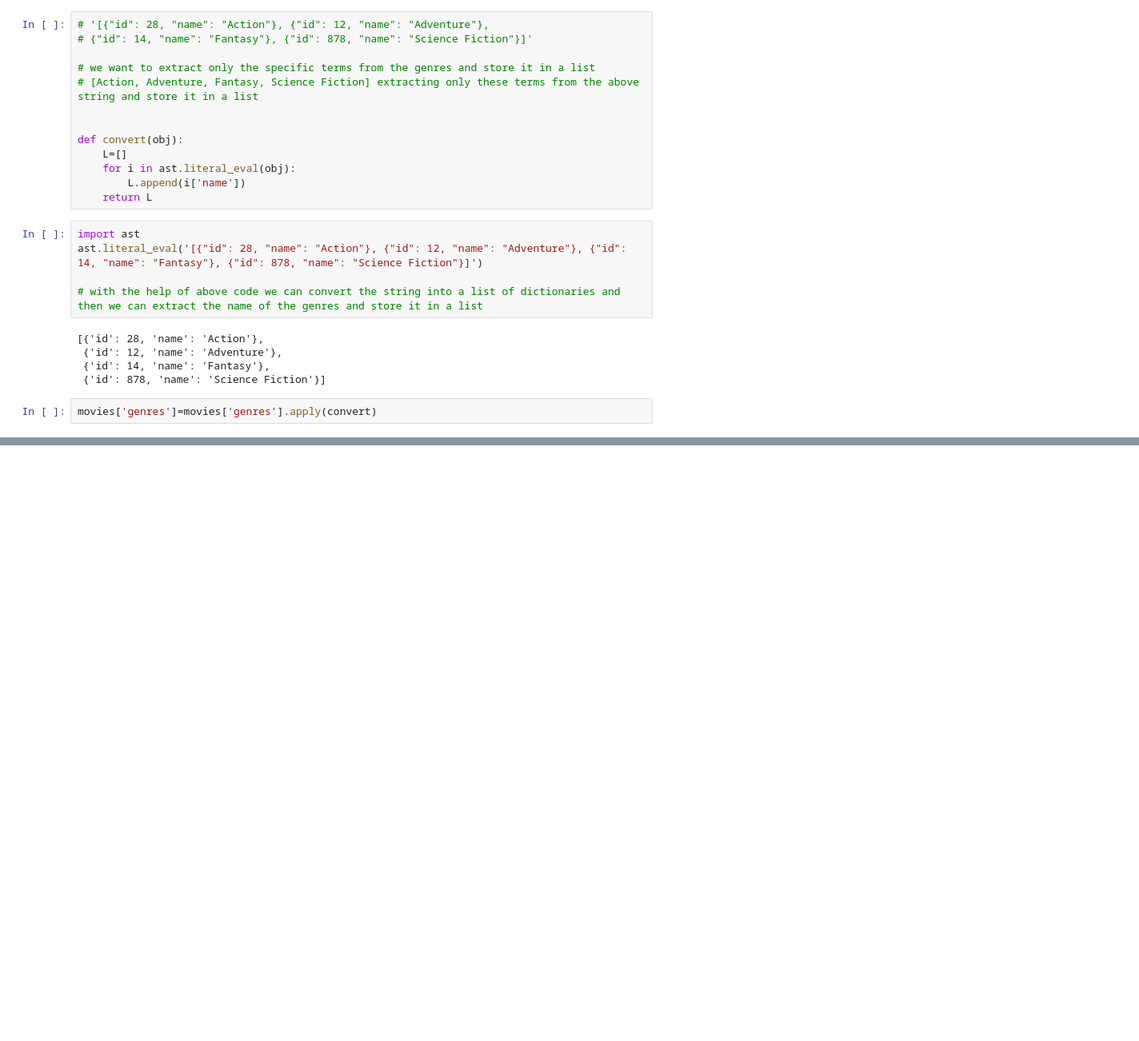
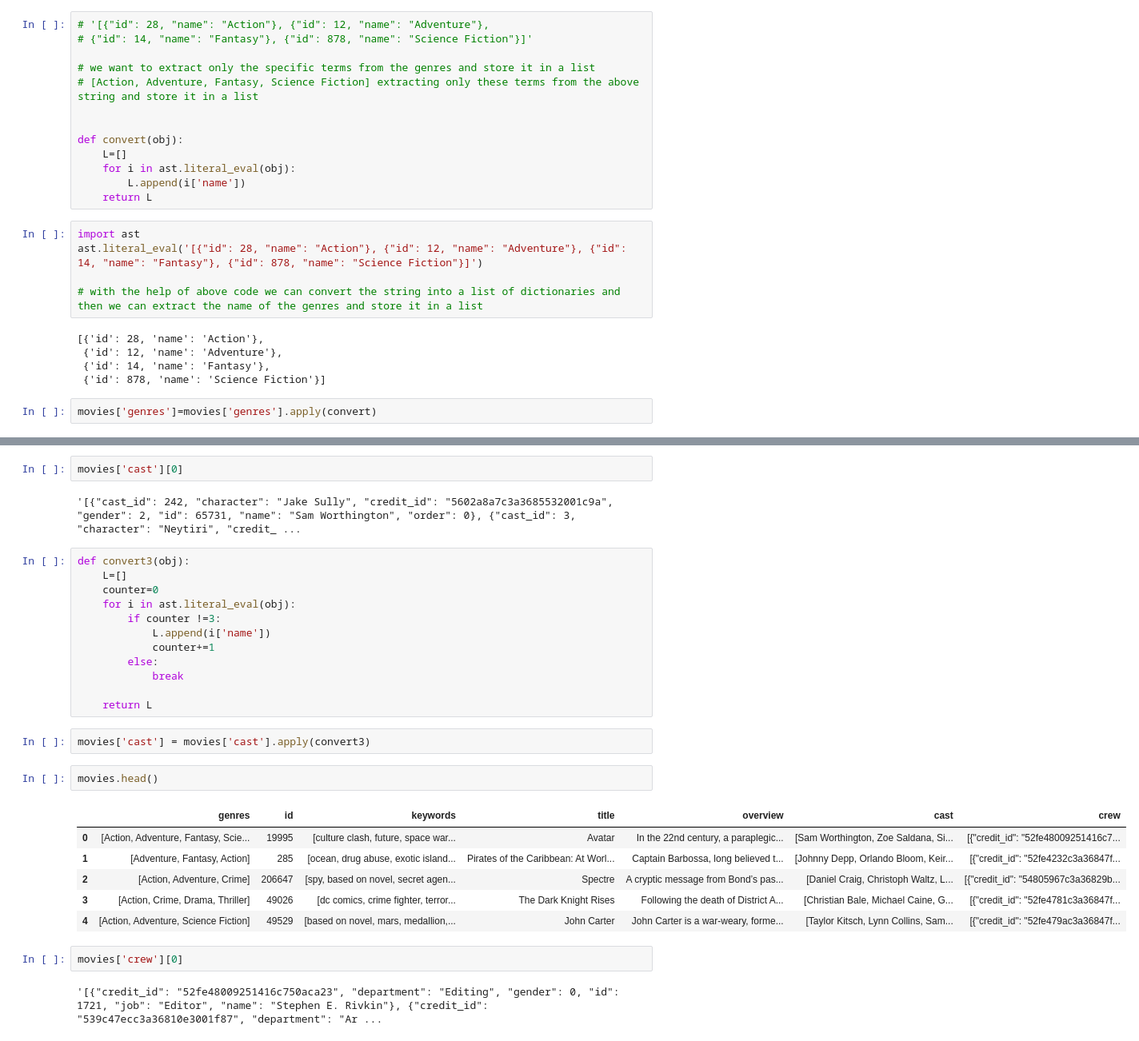
Before and after one commit to Shahab-khan396/Recommendation-System, a Jupyter notebook: recommendation-system.ipynb, the cells around one changed output, grey strips where cells are left out. Shown at 80% size. Drawn from its saved outputs; the diff is of its cells as text; blank space fills up the shorter version.

```diff
--- a/recommendation-system.ipynb
+++ b/recommendation-system.ipynb
@@ -110,0 +109,31 @@ ValueError: malformed node or string: ['culture clash', 'future', 'space war', '
+# %%
+movies['cast'][0]
+# %% [output]
+'[{"cast_id": 242, "character": "Jake Sully", "credit_id": "5602a8a7c3a3685532001c9a", "gender": 2, "id": 65731, "name": "Sam Worthington", "order": 0}, {"cast_id": 3, "character": "Neytiri", "credit_ ...
+# %%
+def convert3(obj):
+    L=[]
+    counter=0
+    for i in ast.literal_eval(obj):
+        if counter !=3:
+            L.append(i['name'])
+            counter+=1
+        else:
+            break
+
+    return L
+# %%
+movies['cast'] = movies['cast'].apply(convert3)
+# %%
+movies.head()
+# %% [output]
+|  | genres | id | keywords | title | overview | cast | crew |
+| 0 | [Action, Adventure, Fantasy, Scie... | 19995 | [culture clash, future, space war... | Avatar | In the 22nd century, a paraplegic... | [Sam Worthington, Zoe Saldana, Si... | [{"credit_id": "52fe48009251416c7... |
+| 1 | [Adventure, Fantasy, Action] | 285 | [ocean, drug abuse, exotic island... | Pirates of the Caribbean: At Worl... | Captain Barbossa, long believed t... | [Johnny Depp, Orlando Bloom, Keir... | [{"credit_id": "52fe4232c3a36847f... |
+| 2 | [Action, Adventure, Crime] | 206647 | [spy, based on novel, secret agen... | Spectre | A cryptic message from Bond’s pas... | [Daniel Craig, Christoph Waltz, L... | [{"credit_id": "54805967c3a36829b... |
+| 3 | [Action, Crime, Drama, Thriller] | 49026 | [dc comics, crime fighter, terror... | The Dark Knight Rises | Following the death of District A... | [Christian Bale, Michael Caine, G... | [{"credit_id": "52fe4781c3a36847f... |
+| 4 | [Action, Adventure, Science Fiction] | 49529 | [based on novel, mars, medallion,... | John Carter | John Carter is a war-weary, forme... | [Taylor Kitsch, Lynn Collins, Sam... | [{"credit_id": "52fe479ac3a36847f... |
+# %%
+movies['crew'][0]
+# %% [output]
+'[{"credit_id": "52fe48009251416c750aca23", "department": "Editing", "gender": 0, "id": 1721, "job": "Editor", "name": "Stephen E. Rivkin"}, {"credit_id": "539c47ecc3a36810e3001f87", "department": "Ar ...
```
Also changed, not shown: parts of 21 cells of this notebook.
